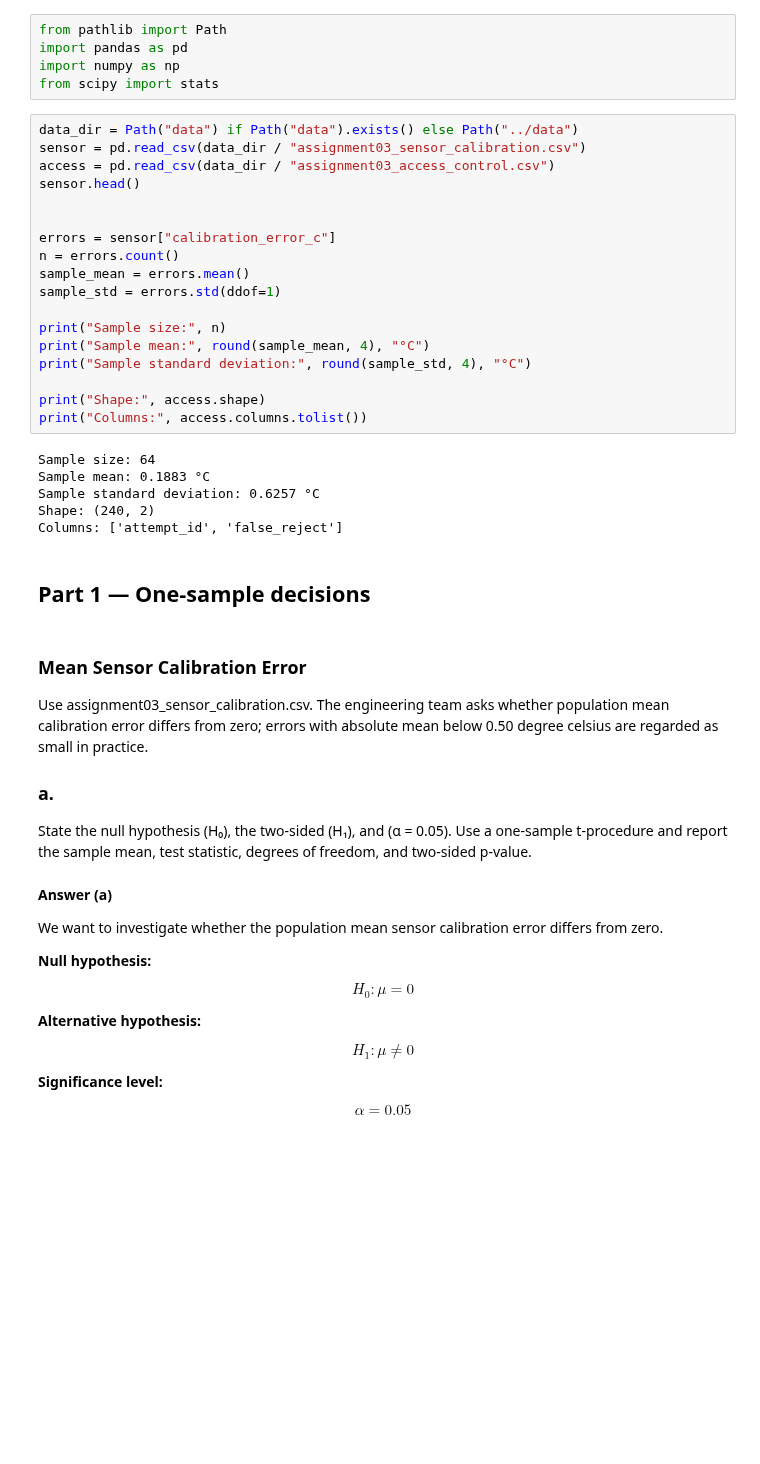
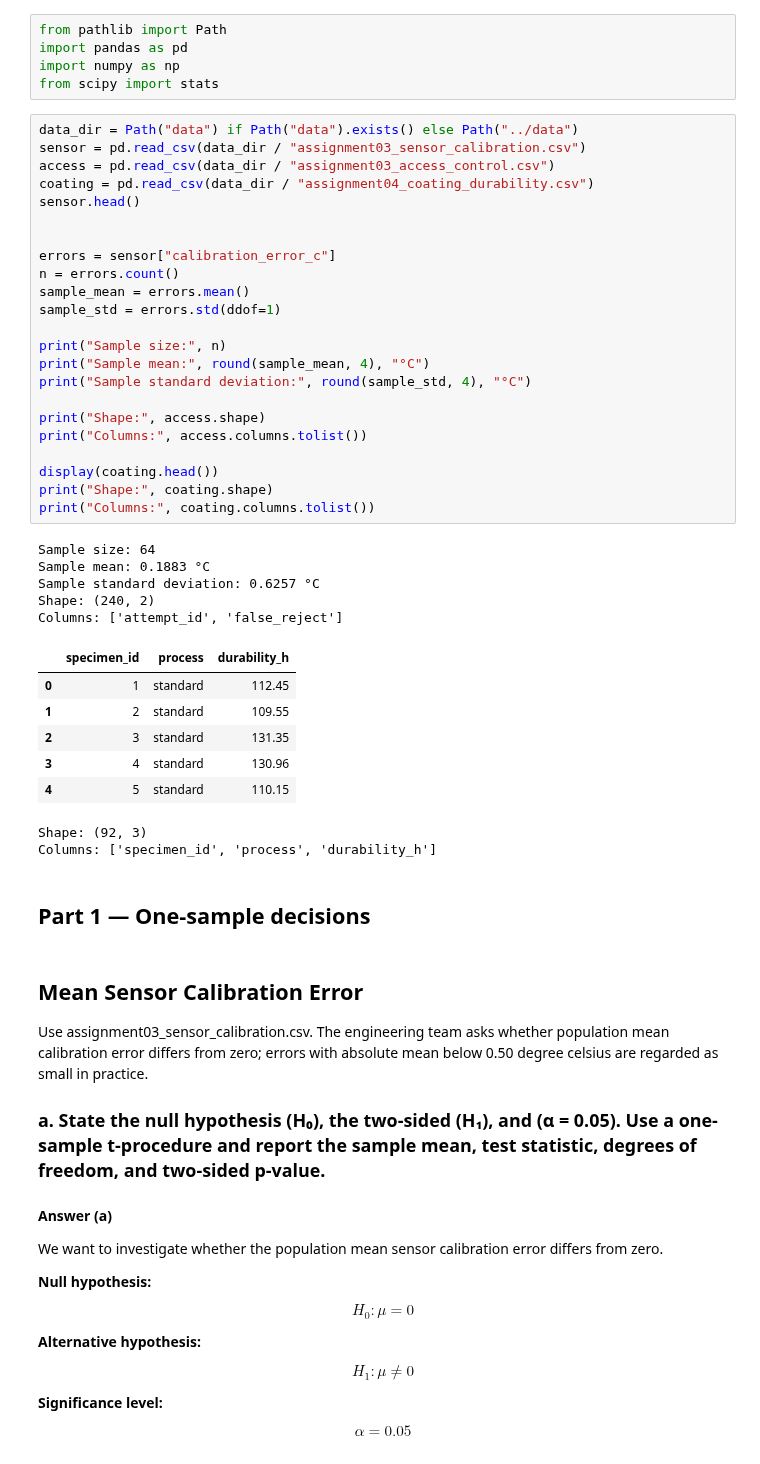
Before and after one commit to SnehaKoirala/STA_Assignments, a Jupyter notebook: Assignment4/Assignment4.ipynb, the cells around one changed output. Drawn from its saved outputs; the diff is of its cells as text; blank space fills up the shorter version.

```diff
--- a/Assignment4/Assignment4.ipynb
+++ b/Assignment4/Assignment4.ipynb
@@ -28,39 +28,50 @@ from scipy import stats
 # %%
 data_dir = Path("data") if Path("data").exists() else Path("../data")
 sensor = pd.read_csv(data_dir / "assignment03_sensor_calibration.csv")
 access = pd.read_csv(data_dir / "assignment03_access_control.csv")
+coating = pd.read_csv(data_dir / "assignment04_coating_durability.csv")
 sensor.head()
 
 
 errors = sensor["calibration_error_c"]
 n = errors.count()
 sample_mean = errors.mean()
 sample_std = errors.std(ddof=1)
 
 print("Sample size:", n)
 print("Sample mean:", round(sample_mean, 4), "°C")
 print("Sample standard deviation:", round(sample_std, 4), "°C")
 
 print("Shape:", access.shape)
 print("Columns:", access.columns.tolist())
+
+display(coating.head())
+print("Shape:", coating.shape)
+print("Columns:", coating.columns.tolist())
 # %% [output]
 Sample size: 64
 Sample mean: 0.1883 °C
 Sample standard deviation: 0.6257 °C
 Shape: (240, 2)
 Columns: ['attempt_id', 'false_reject']
+|  | specimen_id | process | durability_h |
+| 0 | 1 | standard | 112.45 |
+| 1 | 2 | standard | 109.55 |
+| 2 | 3 | standard | 131.35 |
+| 3 | 4 | standard | 130.96 |
+| 4 | 5 | standard | 110.15 |
+Shape: (92, 3)
+Columns: ['specimen_id', 'process', 'durability_h']
 # %% [markdown]
 <a id="part-1"></a>
 
 ## Part 1 — One-sample decisions
 # %% [markdown]
-### Mean Sensor Calibration Error
+## Mean Sensor Calibration Error
 
 Use assignment03_sensor_calibration.csv. The engineering team asks whether population mean calibration error differs from zero; errors with absolute mean below  0.50 degree celsius are regarded as small in practice.
 
-### a.
-
-State the null hypothesis (H₀), the two-sided (H₁), and (α = 0.05). Use a one-sample t-procedure and report the sample mean, test statistic, degrees of freedom, and two-sided  p-value.
+### a. State the null hypothesis (H₀), the two-sided (H₁), and (α = 0.05). Use a one-sample t-procedure and report the sample mean, test statistic, degrees of freedom, and two-sided  p-value.
 # %% [markdown]
 
 **Answer (a)**
```
Also changed, not shown: parts of 27 cells of this notebook.
